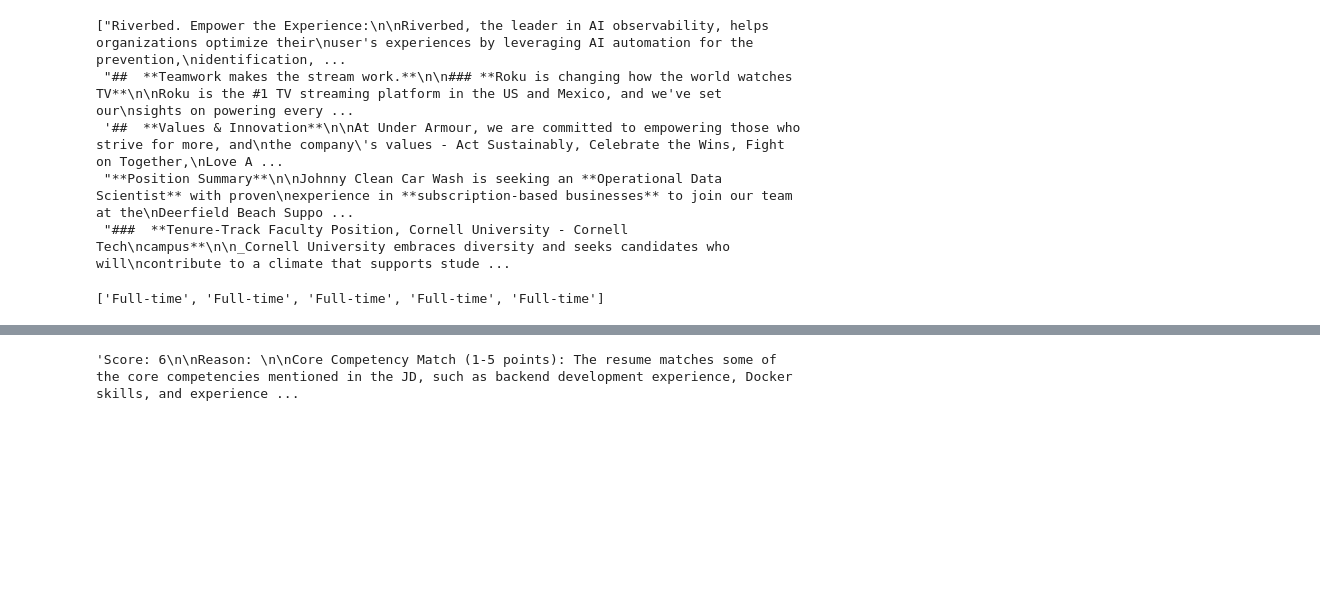
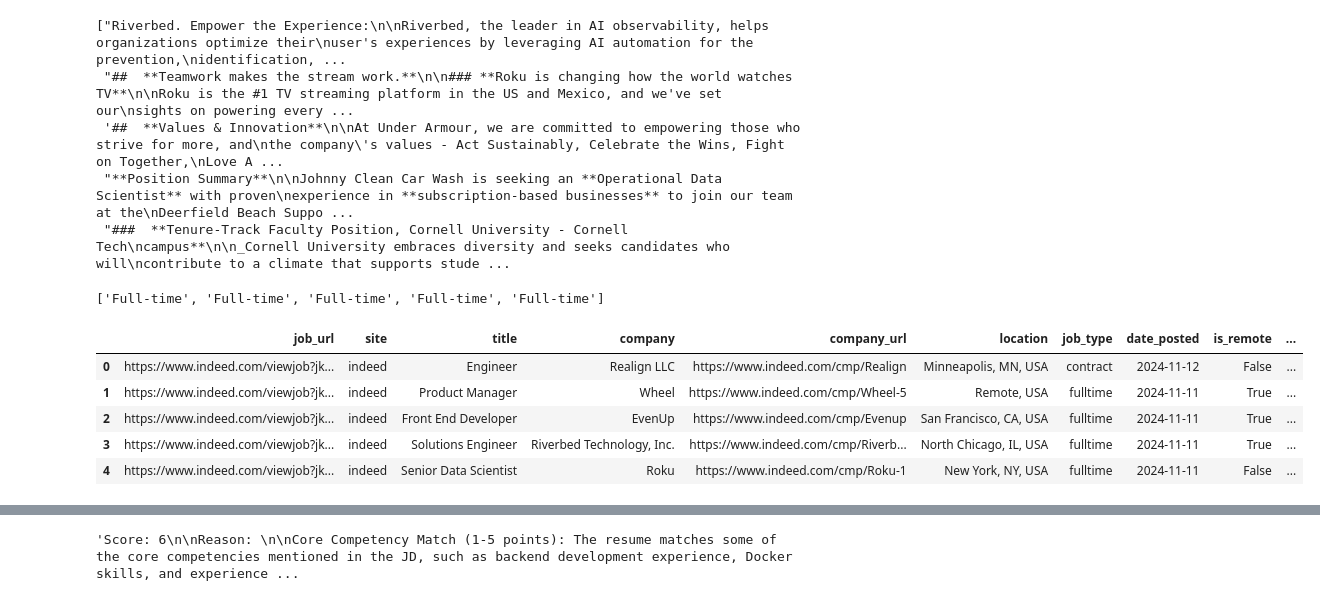
Before and after one commit to Pseudo-Lab/JobPT, a Jupyter notebook: resume_JD_similarity/basic_rag.ipynb, the cells around one changed output, grey strips where cells are left out. Cells and saved outputs as stored; diff of their text form; code cells hidden in the pictures; blank space fills up the shorter version.

```diff
--- a/resume_JD_similarity/basic_rag.ipynb
+++ b/resume_JD_similarity/basic_rag.ipynb
@@ -83,6 +83,15 @@ memory usage: 1.7+ KB
 # print(results)
 # %% [output]
 ['Full-time', 'Full-time', 'Full-time', 'Full-time', 'Full-time']
+# %%
+JD_csv.head(5)
+# %% [output]
+|  | job_url | site | title | company | company_url | location | job_type | date_posted | is_remote | ... |
+| 0 | https://www.indeed.com/viewjob?jk... | indeed | Engineer | Realign LLC | https://www.indeed.com/cmp/Realign | Minneapolis, MN, USA | contract | 2024-11-12 | False | ... |
+| 1 | https://www.indeed.com/viewjob?jk... | indeed | Product Manager | Wheel | https://www.indeed.com/cmp/Wheel-5 | Remote, USA | fulltime | 2024-11-11 | True | ... |
+| 2 | https://www.indeed.com/viewjob?jk... | indeed | Front End Developer | EvenUp | https://www.indeed.com/cmp/Evenup | San Francisco, CA, USA | fulltime | 2024-11-11 | True | ... |
+| 3 | https://www.indeed.com/viewjob?jk... | indeed | Solutions Engineer | Riverbed Technology, Inc. | https://www.indeed.com/cmp/Riverb... | North Chicago, IL, USA | fulltime | 2024-11-11 | True | ... |
+| 4 | https://www.indeed.com/viewjob?jk... | indeed | Senior Data Scientist | Roku | https://www.indeed.com/cmp/Roku-1 | New York, NY, USA | fulltime | 2024-11-11 | False | ... |
 # %%
 from langchain_text_splitters import CharacterTextSplitter
 
```
Also changed, not shown: parts of 8 cells of this notebook.
